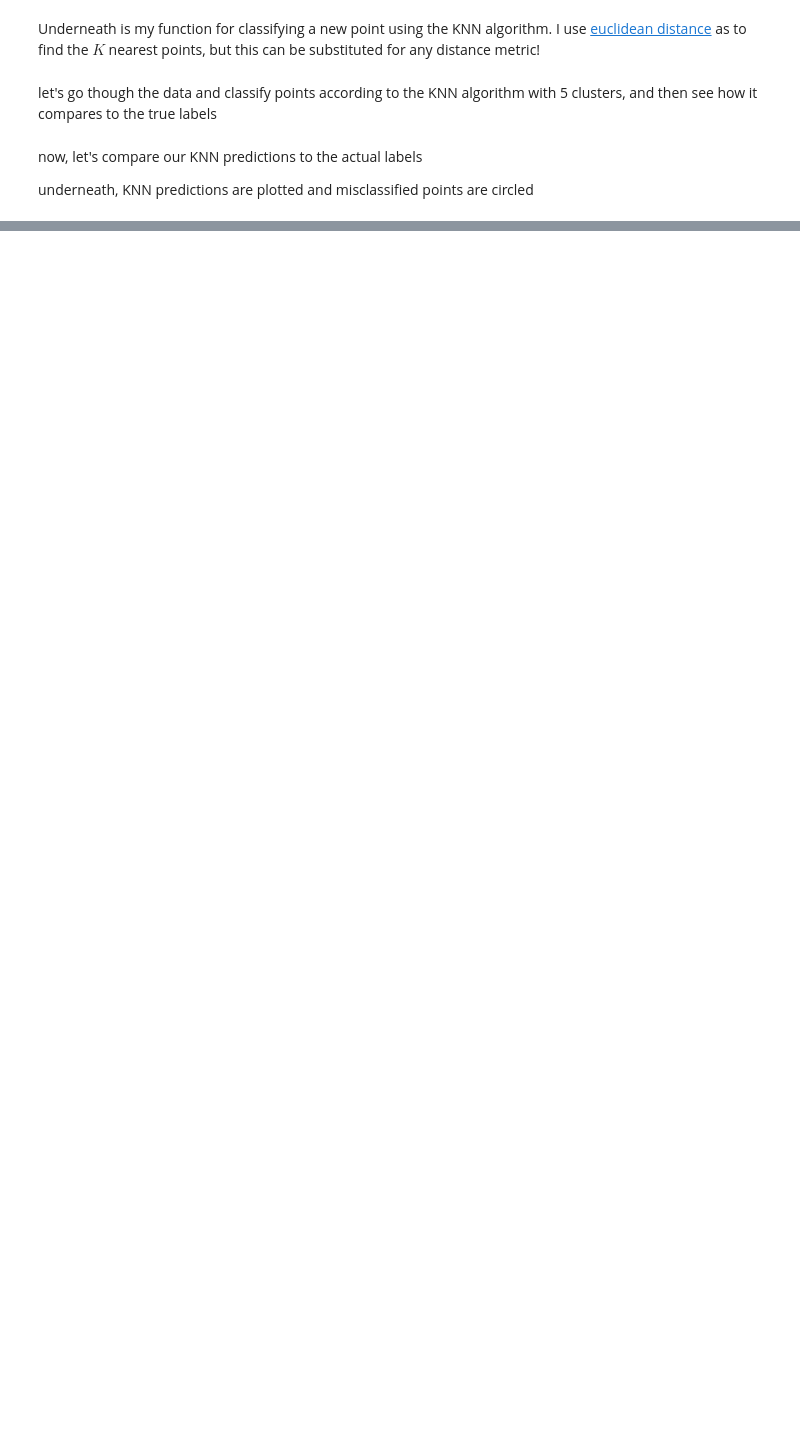
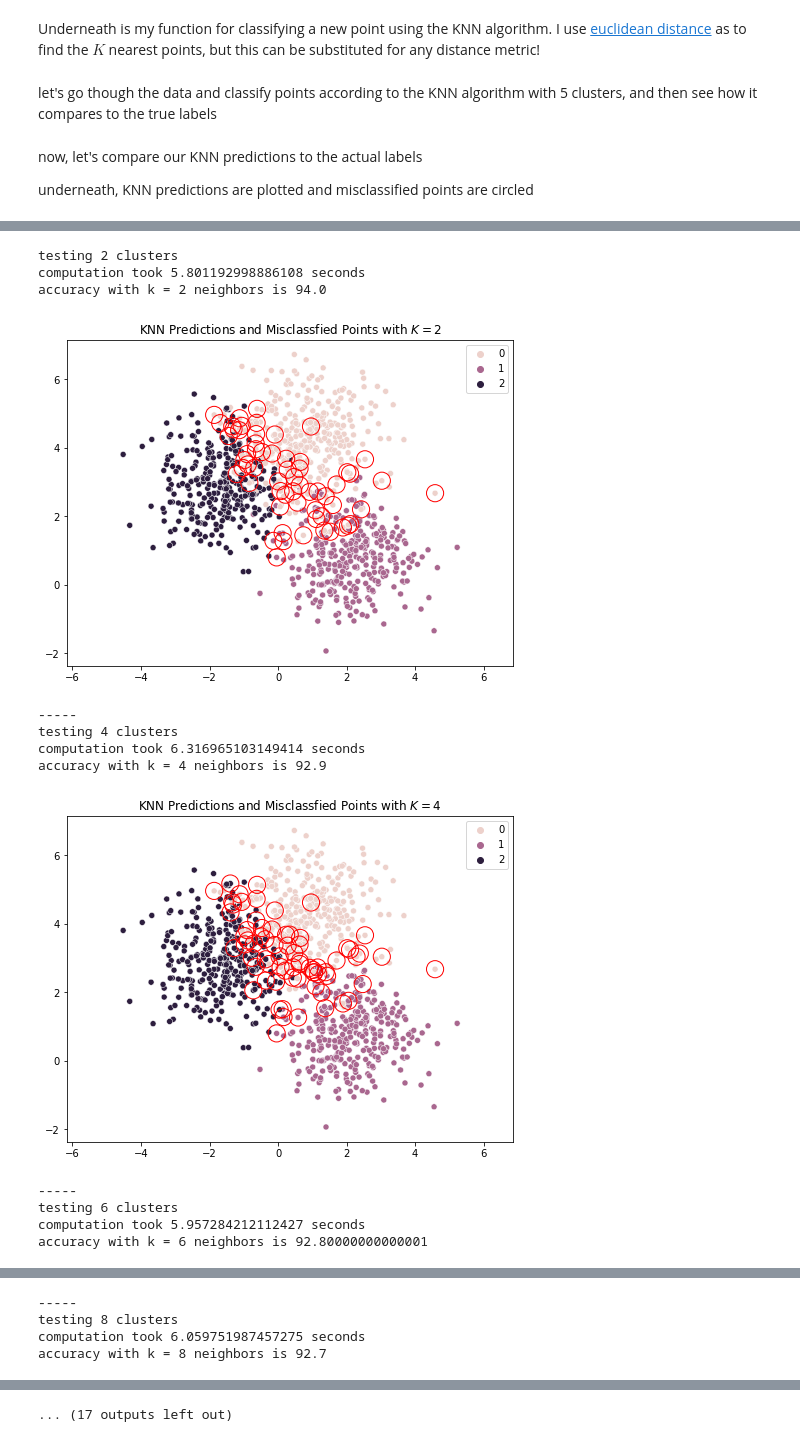
Before and after one commit to gconybear/pyISLR, a Jupyter notebook: 2. statistical learning.ipynb, the cells around one changed output, grey strips where cells are left out. Drawn from its saved outputs; the diff is of its cells as text; code cells hidden in the pictures; blank space fills up the shorter version.

```diff
--- a/2. statistical learning.ipynb
+++ b/2. statistical learning.ipynb
@@ -248,0 +253,5 @@ plt.show()
+# %%
+def accuracy(p):
+    "accuracy given pred list"
+
+    return (1 - (p.count(True) / len(p))) * 100
@@ -248,0 +271,59 @@ plt.show()
+# %%
+acc_scores = []
+ks = [2,4,6,8,10, 12, 15, 20, 25, 30, 25, 40, 50, 60]
+for k in ks:
+    print(f"testing {k} clusters")
+
+    # also wanna calculate the computation time!!
+
+    start_time = time.time()
+    preds = []
+    for p in X:
+        preds.append(KNN(x=X, y=y, x_star=p, K=k))
+
+    end_time = time.time()
+    elapsed_time = end_time - start_time
+
+    print(f"computation took {elapsed_time} seconds")
+
+    circ = []
+    for (xy, ry, py) in zip(X, y, preds):
+        if ry != py:
+            circ.append(True)
+        else:
+            circ.append(False)
+
+    acc = accuracy(circ)
+    e = k, acc, elapsed_time
+    acc_scores.append(e)
+
+    print(f"accuracy with k = {k} neighbors is {acc}")
+
+    fig, ax = plt.subplots(figsize=(8,6))
+    ax = sns.scatterplot(x=X[:, 0], y=X[:, 1], hue=preds)
+
+
+    circles = [plt.Circle((xx, yy), 0.25, color='r', fill=False) for (xx, yy), c in zip(X, circ) if c]
+    ax.set_aspect('equal', adjustable='datalim')
+
+    for circle in circles:
+        ax.add_patch(circle)
+
+    plt.title(f'KNN Predictions and Misclassfied Points with $K={k}$')
+    plt.show()
+
+    print('-----')
+# %% [output]
+testing 2 clusters
+computation took 5.801192998886108 seconds
+accuracy with k = 2 neighbors is 94.0
+[figure, added]
+-----
+testing 4 clusters
+computation took 6.316965103149414 seconds
+accuracy with k = 4 neighbors is 92.9
+[figure, added]
+-----
+testing 6 clusters
+computation took 5.957284212112427 seconds
+accuracy with k = 6 neighbors is 92.80000000000001
@@ -248,0 +331,4 @@ plt.show()
+-----
+testing 8 clusters
+computation took 6.059751987457275 seconds
+accuracy with k = 8 neighbors is 92.7
@@ -248,0 +346 @@ plt.show()
+... (17 outputs left out)
```
Also changed, not shown: parts of 11 cells of this notebook.
